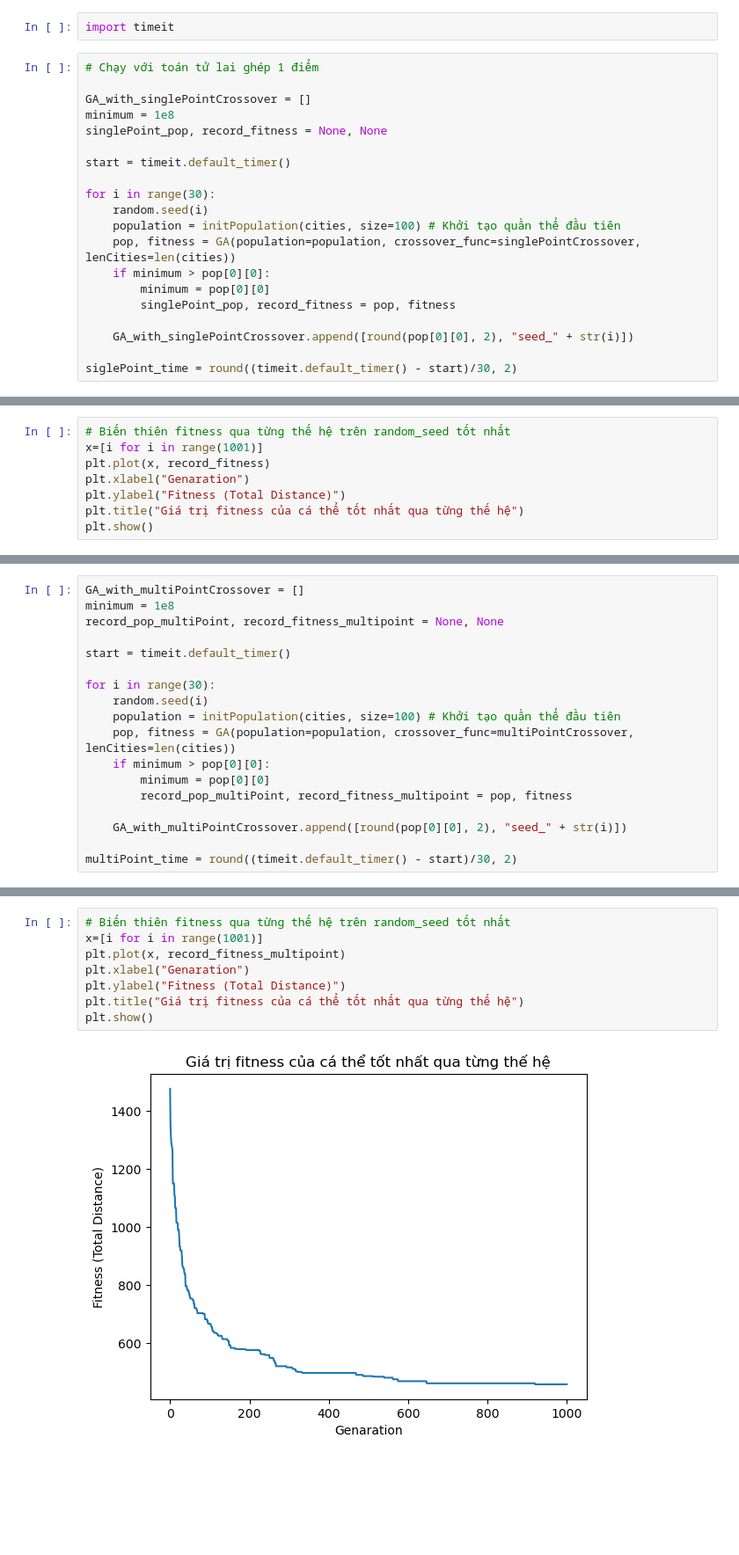
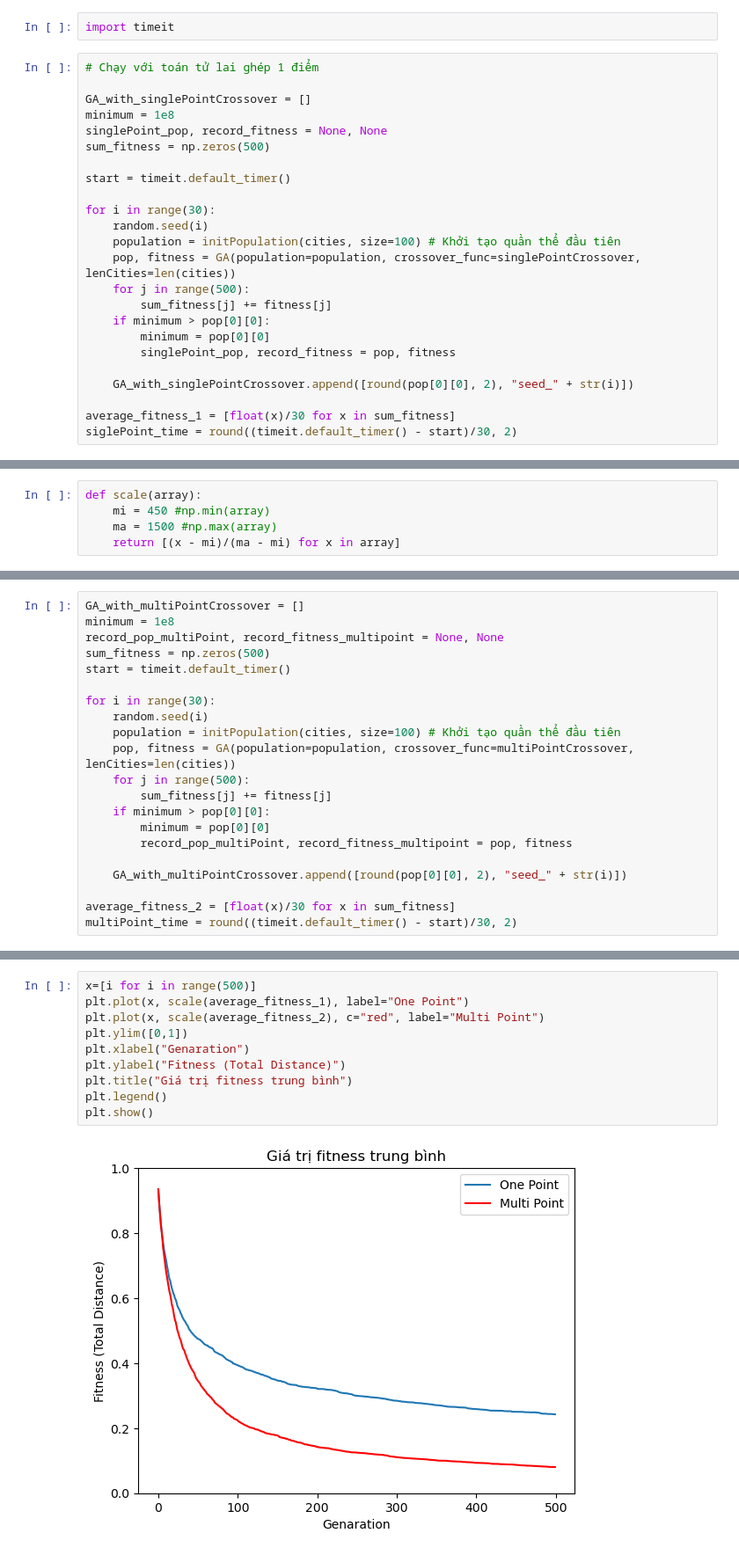
Before and after one commit to nguyenhoanganh2002/TSP-problem-using-Genetic-Algorithms, a Jupyter notebook: tsp-using-ga.ipynb, the cells around one changed output, grey strips where cells are left out. Shown at 88% size. Saved outputs shown, nothing was run; the diff lists cells and outputs as text; blank space fills up the shorter version.

```diff
--- a/tsp-using-ga.ipynb
+++ b/tsp-using-ga.ipynb
@@ -290,6 +290,7 @@ import timeit
 GA_with_singlePointCrossover = []
 minimum = 1e8
 singlePoint_pop, record_fitness = None, None
+sum_fitness = np.zeros(500)
 
 start = timeit.default_timer()
 
@@ -297,12 +298,15 @@ for i in range(30):
     random.seed(i)
     population = initPopulation(cities, size=100) # Khởi tạo quần thể đầu tiên
     pop, fitness = GA(population=population, crossover_func=singlePointCrossover, lenCities=len(cities))
+    for j in range(500):
+        sum_fitness[j] += fitness[j]
     if minimum > pop[0][0]:
         minimum = pop[0][0]
         singlePoint_pop, record_fitness = pop, fitness
 
     GA_with_singlePointCrossover.append([round(pop[0][0], 2), "seed_" + str(i)])
 
+average_fitness_1 = [float(x)/30 for x in sum_fitness]
 siglePoint_time = round((timeit.default_timer() - start)/30, 2)
 # %%
 # Giá trị fitness tốt nhất trên từng random_seed
@@ -318,8 +321,0 @@ pd.DataFrame(data=GA_with_singlePointCrossover[:,0], index=GA_with_singlePointCr
-# %%
-# Biến thiên fitness qua từng thế hệ trên random_seed tốt nhất
-x=[i for i in range(1001)]
-plt.plot(x, record_fitness)
-plt.xlabel("Genaration")
-plt.ylabel("Fitness (Total Distance)")
-plt.title("Giá trị fitness của cá thể tốt nhất qua từng thế hệ")
-plt.show()
@@ -328,3 +322,8 @@ plt.show()
+# %%
+def scale(array):
+    mi = 450 #np.min(array)
+    ma = 1500 #np.max(array)
+    return [(x - mi)/(ma - mi) for x in array]
 # %%
 drawMap(cities, singlePoint_pop[0][1], f"Kết quả tốt nhất khi dùng phép lai một điểm cắt (fitness = {GA_with_singlePointCrossover[0][0]})")
 # %% [output]
@@ -333,19 +332,22 @@ drawMap(cities, singlePoint_pop[0][1], f"Kết quả tốt nhất khi dùng phé
 GA_with_multiPointCrossover = []
 minimum = 1e8
 record_pop_multiPoint, record_fitness_multipoint = None, None
-
+sum_fitness = np.zeros(500)
 start = timeit.default_timer()
 
 for i in range(30):
     random.seed(i)
     population = initPopulation(cities, size=100) # Khởi tạo quần thể đầu tiên
     pop, fitness = GA(population=population, crossover_func=multiPointCrossover, lenCities=len(cities))
+    for j in range(500):
+        sum_fitness[j] += fitness[j]
     if minimum > pop[0][0]:
         minimum = pop[0][0]
         record_pop_multiPoint, record_fitness_multipoint = pop, fitness
 
     GA_with_multiPointCrossover.append([round(pop[0][0], 2), "seed_" + str(i)])
 
+average_fitness_2 = [float(x)/30 for x in sum_fitness]
 multiPoint_time = round((timeit.default_timer() - start)/30, 2)
 # %%
 # Giá trị fitness tốt nhất trên từng random_seed
@@ -361,13 +363,15 @@ pd.DataFrame(data=GA_with_multiPointCrossover[:,0], index=GA_with_multiPointCros
 # %%
-# Biến thiên fitness qua từng thế hệ trên random_seed tốt nhất
-x=[i for i in range(1001)]
-plt.plot(x, record_fitness_multipoint)
+x=[i for i in range(500)]
+plt.plot(x, scale(average_fitness_1), label="One Point")
+plt.plot(x, scale(average_fitness_2), c="red", label="Multi Point")
+plt.ylim([0,1])
 plt.xlabel("Genaration")
 plt.ylabel("Fitness (Total Distance)")
-plt.title("Giá trị fitness của cá thể tốt nhất qua từng thế hệ")
+plt.title("Giá trị fitness trung bình")
+plt.legend()
 plt.show()
 # %% [output]
-[figure, old version]
+[figure, new version]
 # %%
 drawMap(cities, record_pop_multiPoint[0][1], f"Kết quả tốt nhất khi dùng phép lai hai điểm cắt (fitness = {GA_with_multiPointCrossover[0][0]})")
 # %% [output]
```
Also changed, not shown: parts of 8 cells of this notebook.
